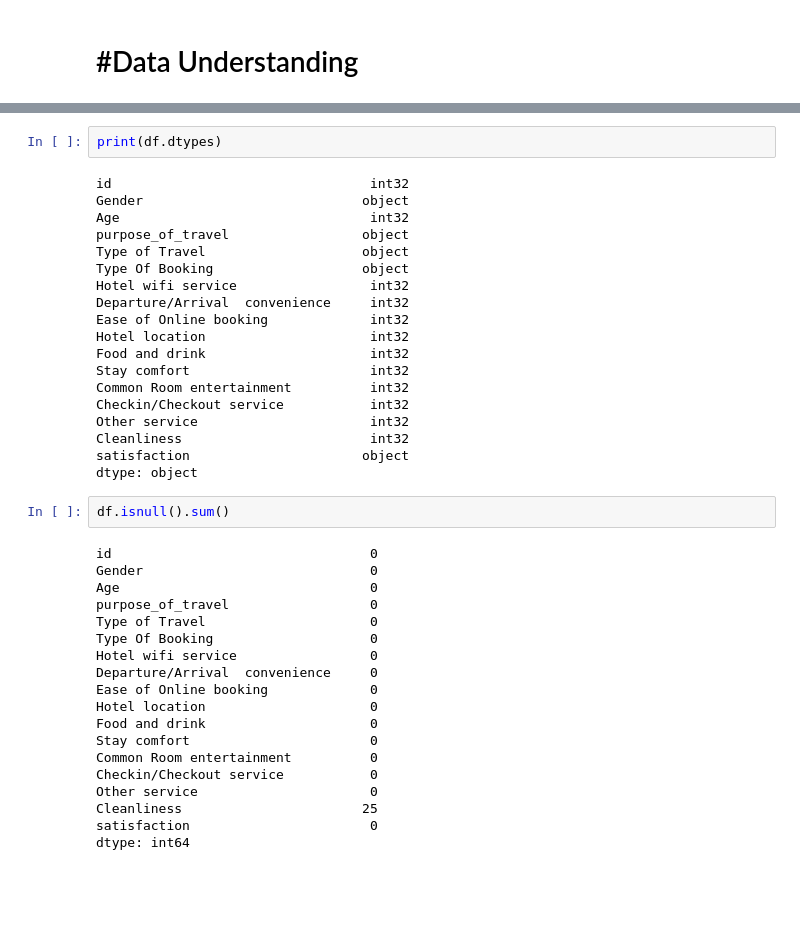
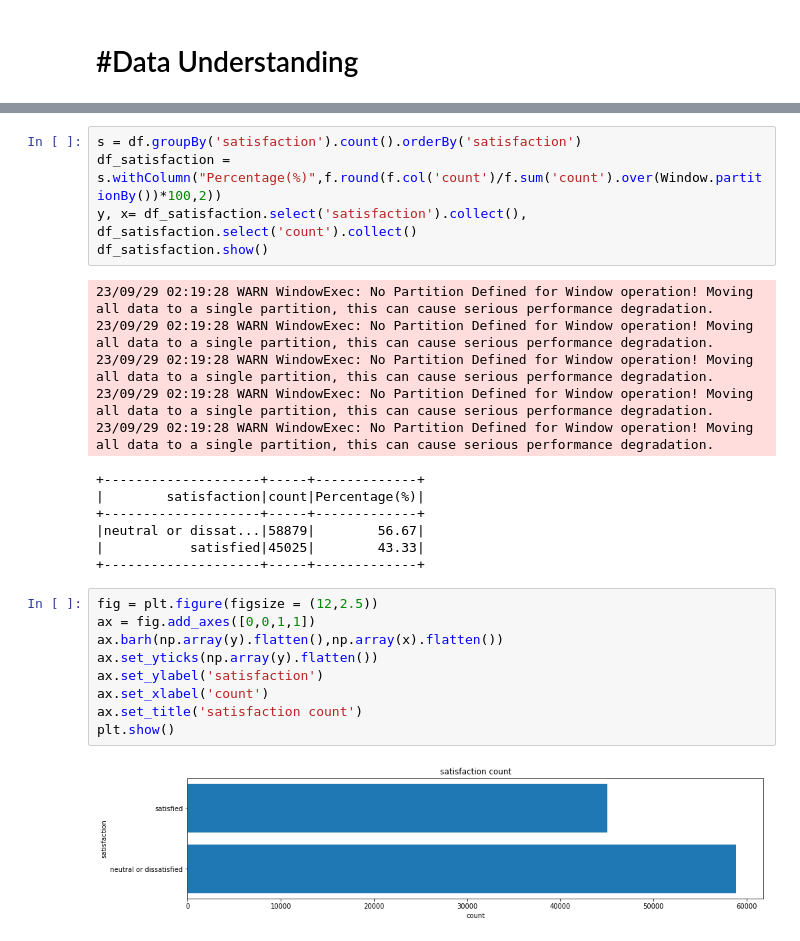
Before and after one commit to michael0806/Europe-Hotel-Satisfaction-Score-Prediction, a Jupyter notebook: Iteration 4.ipynb, the cells around one changed output, grey strips where cells are left out. Saved outputs shown, nothing was run; the diff lists cells and outputs as text; blank space fills up the shorter version.

```diff
--- a/Iteration 4.ipynb
+++ b/Iteration 4.ipynb
@@ -64,42 +71,28 @@ print(df.shape)
 # %%
-print(df.dtypes)
+s = df.groupBy('satisfaction').count().orderBy('satisfaction')
+df_satisfaction = s.withColumn("Percentage(%)",f.round(f.col('count')/f.sum('count').over(Window.partitionBy())*100,2))
+y, x= df_satisfaction.select('satisfaction').collect(), df_satisfaction.select('count').collect()
+df_satisfaction.show()
 # %% [output]
-id                                 int32
-Gender                            object
-Age                                int32
-purpose_of_travel                 object
-Type of Travel                    object
-Type Of Booking                   object
-Hotel wifi service                 int32
-Departure/Arrival  convenience     int32
-Ease of Online booking             int32
-Hotel location                     int32
-Food and drink                     int32
-Stay comfort                       int32
-Common Room entertainment          int32
-Checkin/Checkout service           int32
-Other service                      int32
-Cleanliness                        int32
-satisfaction                      object
-dtype: object
+23/09/29 02:19:28 WARN WindowExec: No Partition Defined for Window operation! Moving all data to a single partition, this can cause serious performance degradation.
+23/09/29 02:19:28 WARN WindowExec: No Partition Defined for Window operation! Moving all data to a single partition, this can cause serious performance degradation.
+23/09/29 02:19:28 WARN WindowExec: No Partition Defined for Window operation! Moving all data to a single partition, this can cause serious performance degradation.
+23/09/29 02:19:28 WARN WindowExec: No Partition Defined for Window operation! Moving all data to a single partition, this can cause serious performance degradation.
+23/09/29 02:19:28 WARN WindowExec: No Partition Defined for Window operation! Moving all data to a single partition, this can cause serious performance degradation.
++--------------------+-----+-------------+
+|        satisfaction|count|Percentage(%)|
++--------------------+-----+-------------+
+|neutral or dissat...|58879|        56.67|
+|           satisfied|45025|        43.33|
++--------------------+-----+-------------+
 # %%
-df.isnull().sum()
+fig = plt.figure(figsize = (12,2.5))
+ax = fig.add_axes([0,0,1,1])
+ax.barh(np.array(y).flatten(),np.array(x).flatten())
+ax.set_yticks(np.array(y).flatten())
+ax.set_ylabel('satisfaction')
+ax.set_xlabel('count')
+ax.set_title('satisfaction count')
+plt.show()
 # %% [output]
-id                                 0
-Gender                             0
-Age                                0
-purpose_of_travel                  0
-Type of Travel                     0
-Type Of Booking                    0
-Hotel wifi service                 0
-Departure/Arrival  convenience     0
-Ease of Online booking             0
-Hotel location                     0
-Food and drink                     0
-Stay comfort                       0
-Common Room entertainment          0
-Checkin/Checkout service           0
-Other service                      0
-Cleanliness                       25
-satisfaction                       0
-dtype: int64
+[figure, added]
```
Also changed, not shown: parts of 28 cells of this notebook.
